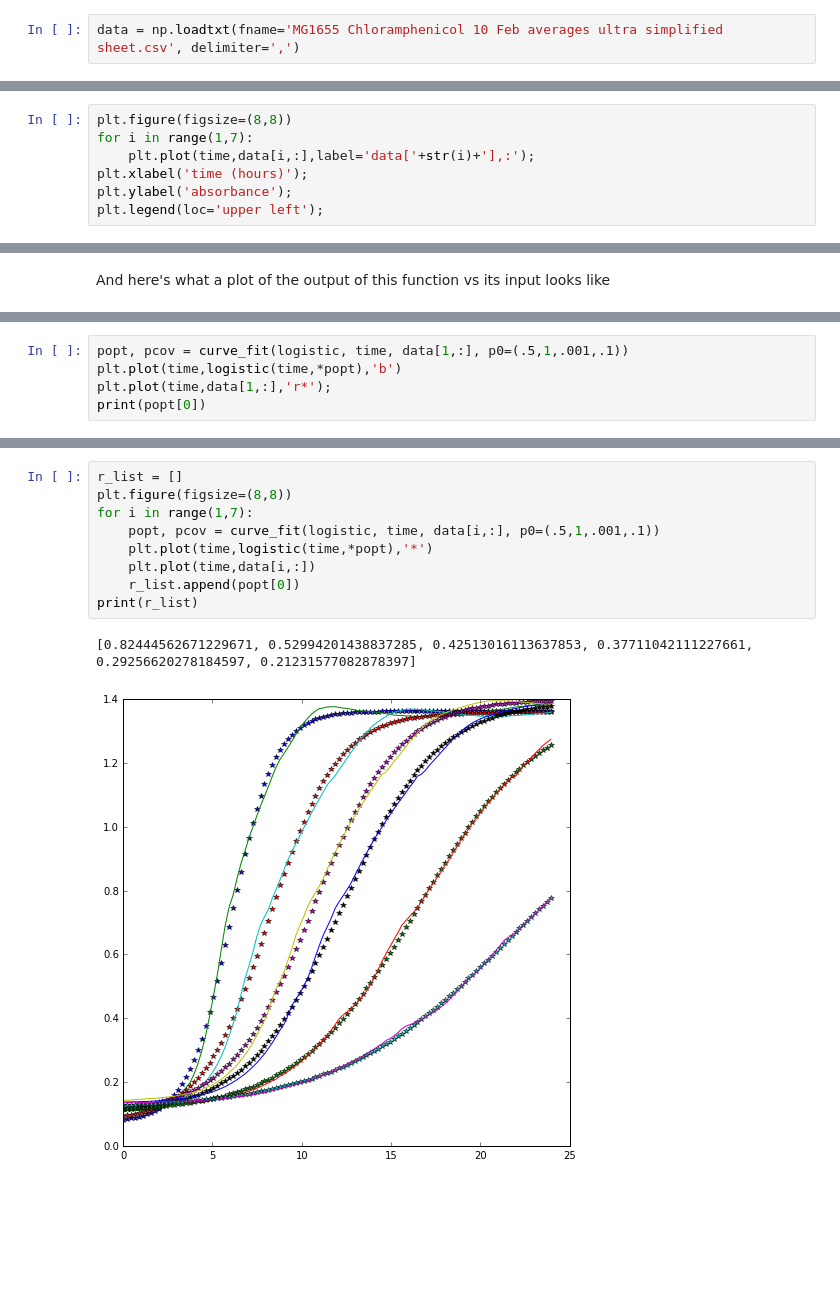
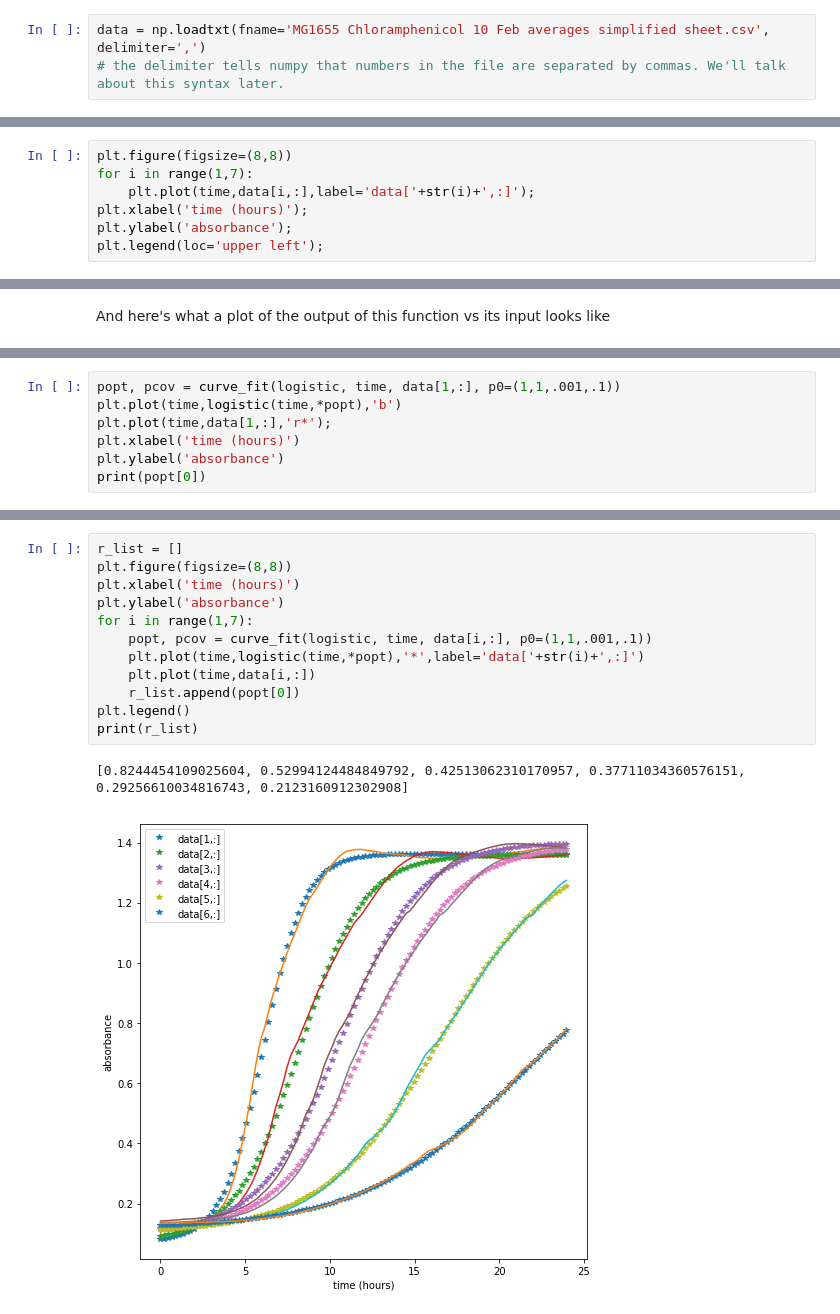
Before and after one commit to nicholas-sherer/Python-Workshop-Materials, a Jupyter notebook: Learning Programming by Analyzing E. Coli Growth.ipynb, the cells around one changed output, grey strips where cells are left out. Drawn from its saved outputs; the diff is of its cells as text; blank space fills up the shorter version.

Commit message:
removed the extraneous data file. Finished workbook and added morexercises for earlier sections.

```diff
--- a/Learning Programming by Analyzing E. Coli Growth.ipynb
+++ b/Learning Programming by Analyzing E. Coli Growth.ipynb
@@ -175,5 +202,6 @@ Numpy also comes with function from loading data from a textfile into a numpy ar
 # %%
-data = np.loadtxt(fname='MG1655 Chloramphenicol 10 Feb averages ultra simplified sheet.csv', delimiter=',')
+data = np.loadtxt(fname='MG1655 Chloramphenicol 10 Feb averages simplified sheet.csv', delimiter=',')
+# the delimiter tells numpy that numbers in the file are separated by commas. We'll talk about this syntax later.
 # %% [markdown]
 ***
 #### <span style="color:blue">Exercise 2</span>
@@ -307,7 +377,7 @@ Now you should combine your <code>for</code> loop plotting code with the "label"
 # %%
 plt.figure(figsize=(8,8))
 for i in range(1,7):
-    plt.plot(time,data[i,:],label='data['+str(i)+'],:');
+    plt.plot(time,data[i,:],label='data['+str(i)+',:]');
 plt.xlabel('time (hours)');
 plt.ylabel('absorbance');
 plt.legend(loc='upper left');
@@ -366,6 +442,8 @@ Now you should try using curve_fit to find the parameters of a logistic function
 # %%
-popt, pcov = curve_fit(logistic, time, data[1,:], p0=(.5,1,.001,.1))
+popt, pcov = curve_fit(logistic, time, data[1,:], p0=(1,1,.001,.1))
 plt.plot(time,logistic(time,*popt),'b')
 plt.plot(time,data[1,:],'r*');
+plt.xlabel('time (hours)')
+plt.ylabel('absorbance')
 print(popt[0])
 # %% [output]
@@ -376,12 +454,15 @@ Once you've succeeded for one curve, you should fit all the curves. Save the val
 # %%
 r_list = []
 plt.figure(figsize=(8,8))
+plt.xlabel('time (hours)')
+plt.ylabel('absorbance')
 for i in range(1,7):
-    popt, pcov = curve_fit(logistic, time, data[i,:], p0=(.5,1,.001,.1))
-    plt.plot(time,logistic(time,*popt),'*')
+    popt, pcov = curve_fit(logistic, time, data[i,:], p0=(1,1,.001,.1))
+    plt.plot(time,logistic(time,*popt),'*',label='data['+str(i)+',:]')
     plt.plot(time,data[i,:])
     r_list.append(popt[0])
+plt.legend()
 print(r_list)
 # %% [output]
-[0.82444562671229671, 0.52994201438837285, 0.42513016113637853, 0.37711042111227661, 0.29256620278184597, 0.21231577082878397]
+[0.8244454109025604, 0.52994124484849792, 0.42513062310170957, 0.37711034360576151, 0.29256610034816743, 0.2123160912302908]
-[figure, old version]
+[figure, new version]
```
Also changed, not shown: parts of 48 cells of this notebook, 1 other file.
